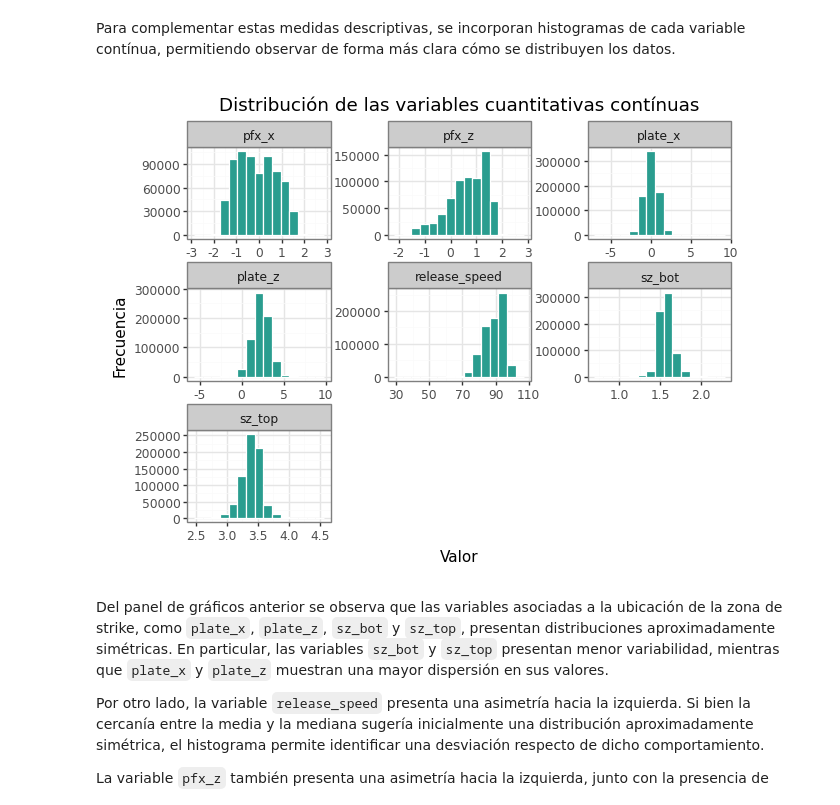
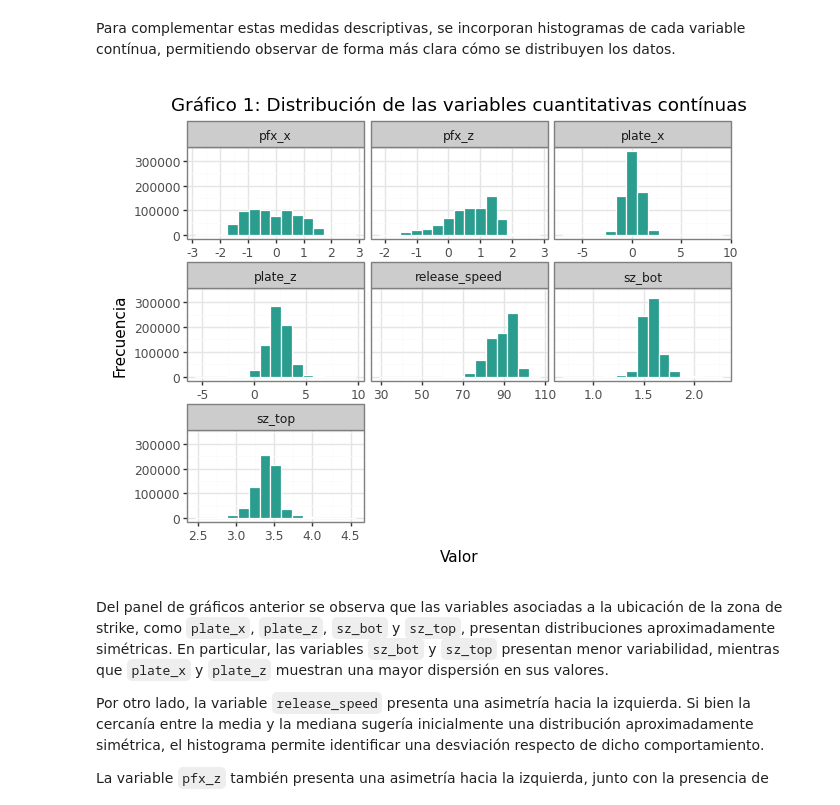
Before and after one commit to Prisfenoy/TP2_python, a Jupyter notebook: Análisis_descriptivo.ipynb, the cells around one changed output. Saved outputs shown, nothing was run; the diff lists cells and outputs as text; code cells hidden in the pictures.

Commit message:
Avance en la construcción de gráficos para la selección de variables.

```diff
--- a/Análisis_descriptivo.ipynb
+++ b/Análisis_descriptivo.ipynb
@@ -131,35 +131,35 @@ Para complementar estas medidas descriptivas, se incorporan histogramas de cada
 # Se seleccionan las variables continuas
 datos_continuos = variables_cuantitativas.drop(["balls", "strikes"])
 
 #
 datos_long = (
     datos_continuos
     .to_pandas()
     .melt(
         var_name="Variable",
         value_name="Valor"
     )
     .dropna()
 )
 
 # Panel de gráficos para las variables cuantitativas continuas
 (
     ggplot(datos_long, aes(x="Valor"))
     + geom_histogram(
         bins=15,
         fill="#2A9D8F",
         color="white"
     )
-    + facet_wrap("~Variable", scales="free")
+    + facet_wrap("~Variable", scales = "free_x")
     + labs(
         title="Gráfico 1: Distribución de las variables cuantitativas contínuas",
         x="Valor",
         y="Frecuencia"
     )
     + theme_bw()
 )
 # %% [output]
-[figure, old version]
+[figure, new version]
 # %% [markdown]
 Del panel de gráficos anterior se observa que las variables asociadas a la ubicación de la zona de strike, como `plate_x`, `plate_z`, `sz_bot` y `sz_top`, presentan distribuciones aproximadamente simétricas. En particular, las variables `sz_bot` y `sz_top` presentan menor variabilidad, mientras que `plate_x` y `plate_z` muestran una mayor dispersión en sus valores.
 
```
Also changed, not shown: parts of 39 cells of this notebook.
